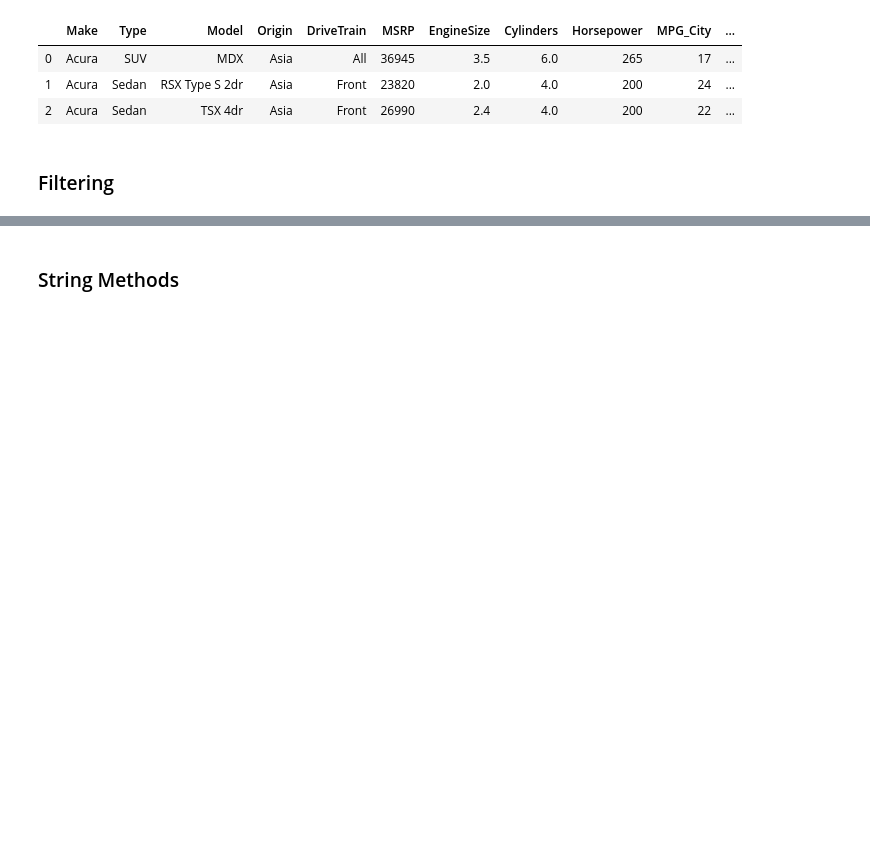
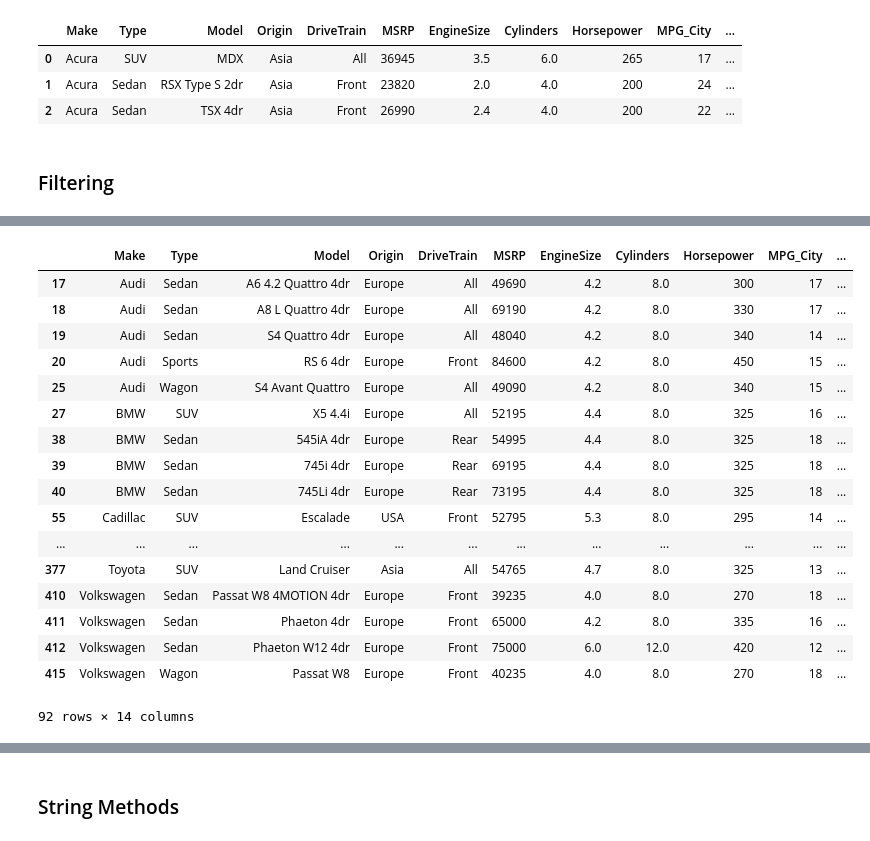
Before and after one commit to mustakarhu/ELY-Python-for-Data-Science, a Jupyter notebook: Exercise 7.ipynb, the cells around one changed output, grey strips where cells are left out. Drawn from its saved outputs; the diff is of its cells as text; code cells hidden in the pictures; blank space fills up the shorter version.

```diff
--- a/Exercise 7.ipynb
+++ b/Exercise 7.ipynb
@@ -36,4 +46,26 @@ cars.head(3)
 # %%
 # Select cars that have 8 to 12 cylinders
+cars[cars.Cylinders.between(8,12)]
+
+# cars[(cars.Cylinders > 8) & (cars.Cylinders < 12)]
+# %% [output]
+|  | Make | Type | Model | Origin | DriveTrain | MSRP | EngineSize | Cylinders | Horsepower | MPG_City | ... |
+| 17 | Audi | Sedan | A6 4.2 Quattro 4dr | Europe | All | 49690 | 4.2 | 8.0 | 300 | 17 | ... |
+| 18 | Audi | Sedan | A8 L Quattro 4dr | Europe | All | 69190 | 4.2 | 8.0 | 330 | 17 | ... |
+| 19 | Audi | Sedan | S4 Quattro 4dr | Europe | All | 48040 | 4.2 | 8.0 | 340 | 14 | ... |
+| 20 | Audi | Sports | RS 6 4dr | Europe | Front | 84600 | 4.2 | 8.0 | 450 | 15 | ... |
+| 25 | Audi | Wagon | S4 Avant Quattro | Europe | All | 49090 | 4.2 | 8.0 | 340 | 15 | ... |
+| 27 | BMW | SUV | X5 4.4i | Europe | All | 52195 | 4.4 | 8.0 | 325 | 16 | ... |
+| 38 | BMW | Sedan | 545iA 4dr | Europe | Rear | 54995 | 4.4 | 8.0 | 325 | 18 | ... |
+| 39 | BMW | Sedan | 745i 4dr | Europe | Rear | 69195 | 4.4 | 8.0 | 325 | 18 | ... |
+| 40 | BMW | Sedan | 745Li 4dr | Europe | Rear | 73195 | 4.4 | 8.0 | 325 | 18 | ... |
+| 55 | Cadillac | SUV | Escalade | USA | Front | 52795 | 5.3 | 8.0 | 295 | 14 | ... |
+| ... | ... | ... | ... | ... | ... | ... | ... | ... | ... | ... | ... |
+| 377 | Toyota | SUV | Land Cruiser | Asia | All | 54765 | 4.7 | 8.0 | 325 | 13 | ... |
+| 410 | Volkswagen | Sedan | Passat W8 4MOTION 4dr | Europe | Front | 39235 | 4.0 | 8.0 | 270 | 18 | ... |
+| 411 | Volkswagen | Sedan | Phaeton 4dr | Europe | Front | 65000 | 4.2 | 8.0 | 335 | 16 | ... |
+| 412 | Volkswagen | Sedan | Phaeton W12 4dr | Europe | Front | 75000 | 6.0 | 12.0 | 420 | 12 | ... |
+| 415 | Volkswagen | Wagon | Passat W8 | Europe | Front | 40235 | 4.0 | 8.0 | 270 | 18 | ... |
+92 rows × 14 columns
 # %%
 # Select Mazda and Honda cars with Length longer than 180 inches
```
Also changed, not shown: parts of 13 cells of this notebook, 2 other files.
